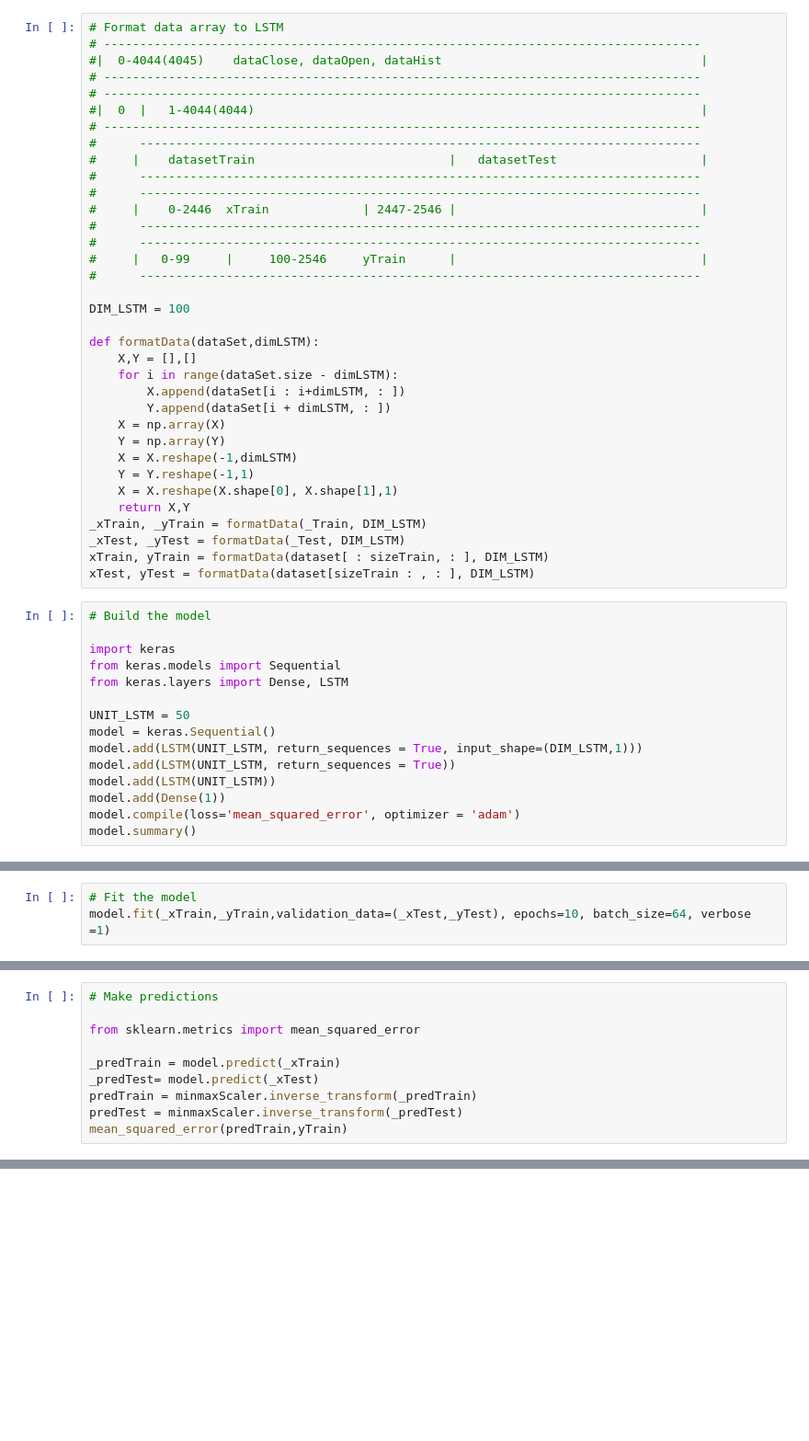
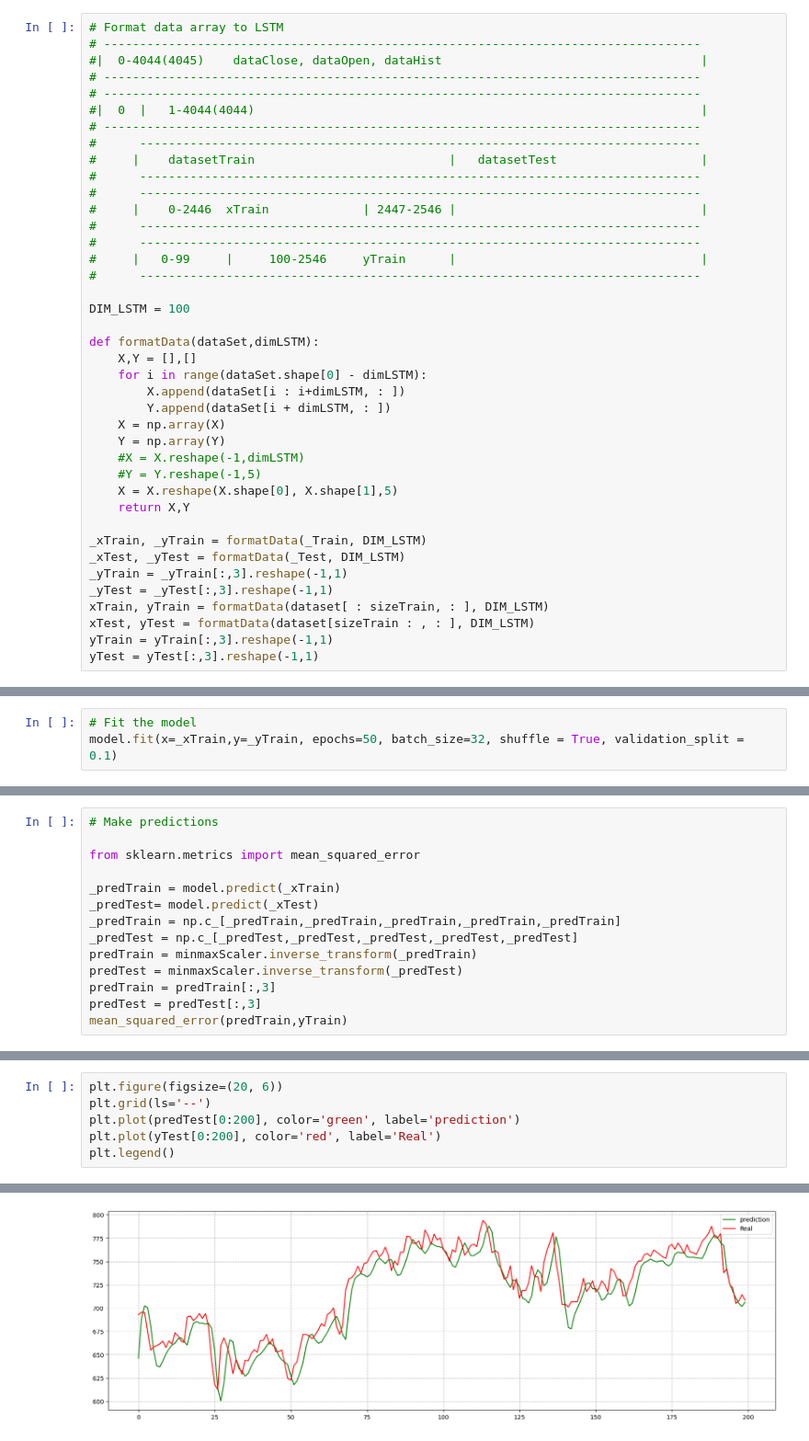
Before and after one commit to binphilxiao/AxisLabs, a Jupyter notebook: python/stock/StockLSTM.ipynb, the cells around one changed output, grey strips where cells are left out. Shown: that part at 92% size. Saved outputs shown, nothing was run; the diff lists cells and outputs as text; blank space fills up the shorter version.

```diff
--- a/python/stock/StockLSTM.ipynb
+++ b/python/stock/StockLSTM.ipynb
@@ -91,31 +108,21 @@ DIM_LSTM = 100
 
 def formatData(dataSet,dimLSTM):
     X,Y = [],[]
-    for i in range(dataSet.size - dimLSTM):
+    for i in range(dataSet.shape[0] - dimLSTM):
         X.append(dataSet[i : i+dimLSTM, : ])
         Y.append(dataSet[i + dimLSTM, : ])
     X = np.array(X)
     Y = np.array(Y)
-    X = X.reshape(-1,dimLSTM)
-    Y = Y.reshape(-1,1)
-    X = X.reshape(X.shape[0], X.shape[1],1)
+    #X = X.reshape(-1,dimLSTM)
+    #Y = Y.reshape(-1,5)
+    X = X.reshape(X.shape[0], X.shape[1],5)
     return X,Y
+
 _xTrain, _yTrain = formatData(_Train, DIM_LSTM)
 _xTest, _yTest = formatData(_Test, DIM_LSTM)
+_yTrain = _yTrain[:,3].reshape(-1,1)
+_yTest = _yTest[:,3].reshape(-1,1)
 xTrain, yTrain = formatData(dataset[ : sizeTrain, : ], DIM_LSTM)
 xTest, yTest = formatData(dataset[sizeTrain : , : ], DIM_LSTM)
+yTrain = yTrain[:,3].reshape(-1,1)
+yTest = yTest[:,3].reshape(-1,1)
-# %%
-# Build the model
-
-import keras
-from keras.models import Sequential
-from keras.layers import Dense, LSTM
-
-UNIT_LSTM = 50
-model = keras.Sequential()
-model.add(LSTM(UNIT_LSTM, return_sequences = True, input_shape=(DIM_LSTM,1)))
-model.add(LSTM(UNIT_LSTM, return_sequences = True))
-model.add(LSTM(UNIT_LSTM))
-model.add(Dense(1))
-model.compile(loss='mean_squared_error', optimizer = 'adam')
-model.summary()
@@ -139,4 +191,4 @@ _________________________________________________________________
 # %%
 # Fit the model
-model.fit(_xTrain,_yTrain,validation_data=(_xTest,_yTest), epochs=10, batch_size=64, verbose =1)
+model.fit(x=_xTrain,y=_yTrain, epochs=50, batch_size=32, shuffle = True, validation_split = 0.1)
 # %% [output]
@@ -160,7 +217,11 @@ from sklearn.metrics import mean_squared_error
 
 _predTrain = model.predict(_xTrain)
 _predTest= model.predict(_xTest)
+_predTrain = np.c_[_predTrain,_predTrain,_predTrain,_predTrain,_predTrain]
+_predTest = np.c_[_predTest,_predTest,_predTest,_predTest,_predTest]
 predTrain = minmaxScaler.inverse_transform(_predTrain)
 predTest = minmaxScaler.inverse_transform(_predTest)
+predTrain = predTrain[:,3]
+predTest = predTest[:,3]
 mean_squared_error(predTrain,yTrain)
 # %% [output]
@@ -167,0 +229,7 @@ mean_squared_error(predTrain,yTrain)
+# %%
+plt.figure(figsize=(20, 6))
+plt.grid(ls='--')
+plt.plot(predTest[0:200], color='green', label='prediction')
+plt.plot(yTest[0:200], color='red', label='Real')
+plt.legend()
+# %% [output]
@@ -168 +237,2 @@ mean_squared_error(predTrain,yTrain)
+[figure, added]
 # %%
```
Also changed, not shown: parts of 16 cells of this notebook, 11 other files.
